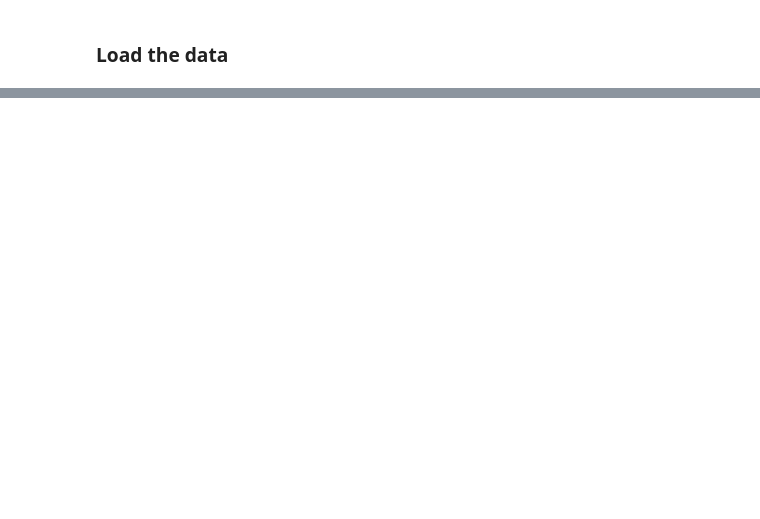
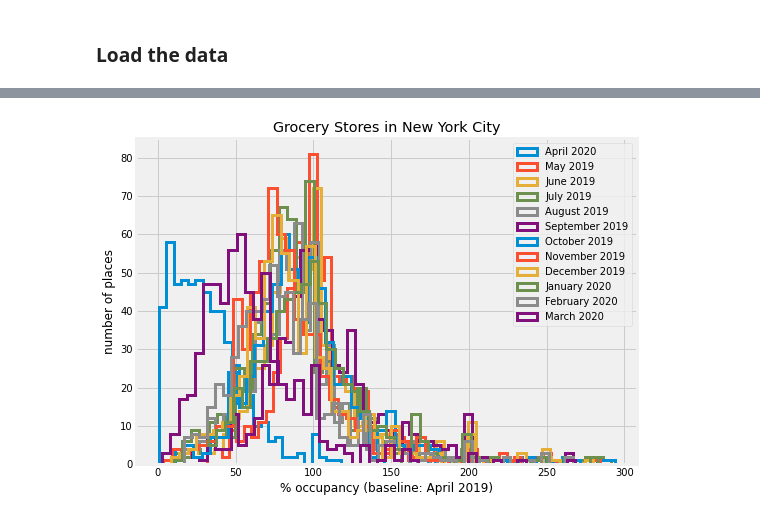
Before and after one commit to talismanbrandi/Human-Mobility-COVID-19, a Jupyter notebook: Notebooks/data-exploration.ipynb, the cells around one changed output, grey strips where cells are left out. Cells and saved outputs as stored; diff of their text form; code cells hidden in the pictures; blank space fills up the shorter version.

Commit message:
updated datasets

```diff
--- a/Notebooks/data-exploration.ipynb
+++ b/Notebooks/data-exploration.ipynb
@@ -35,4 +70,11 @@ parseData('2020', '04', 'NY', ['Bronx', 'Kings', 'New York', 'Queens', 'Richmond
 # %% [markdown]
 ### Load the data
-# %%
-df = pd.read_csv('../datasets/NYC_2019_04.csv.tar.gz', compression='gzip')
+# %%
+def slicePlaceType(df_test, df_base, placeType):
+    df = df_test[df_test['top_category'].str.contains(placeType, na=False)][['safegraph_place_id', 'top_category', 'sub_category', 'naics_code', 'popularity_by_day']]
+    df = pd.merge(df, df_base[df_base['top_category'].str.contains(placeType, na=False)][['safegraph_place_id', 'popularity_by_day']], on='safegraph_place_id')
+    df['popularity_by_day_x'] = df['popularity_by_day_x'].apply(lambda x: np.sum(list(literal_eval(x).values())))
+    df['popularity_by_day_y'] = df['popularity_by_day_y'].apply(lambda x: np.sum(list(literal_eval(x).values())))
+    df['occupancy'] = df['popularity_by_day_x']/df['popularity_by_day_y']*100
+
+    return df
@@ -38,0 +143,34 @@ df = pd.read_csv('../datasets/NYC_2019_04.csv.tar.gz', compression='gzip')
+# %%
+df_analysis = slicePlaceType(df_NYC_2020_04, df_NYC_2019_04, 'Grocery')
+df_baseline_1 = slicePlaceType(df_NYC_2019_05, df_NYC_2019_04, 'Grocery')
+df_baseline_2 = slicePlaceType(df_NYC_2019_06, df_NYC_2019_04, 'Grocery')
+df_baseline_3 = slicePlaceType(df_NYC_2019_07, df_NYC_2019_04, 'Grocery')
+df_baseline_4 = slicePlaceType(df_NYC_2019_08, df_NYC_2019_04, 'Grocery')
+df_baseline_5 = slicePlaceType(df_NYC_2019_09, df_NYC_2019_04, 'Grocery')
+df_baseline_6 = slicePlaceType(df_NYC_2019_10, df_NYC_2019_04, 'Grocery')
+df_baseline_7 = slicePlaceType(df_NYC_2019_11, df_NYC_2019_04, 'Grocery')
+df_baseline_8 = slicePlaceType(df_NYC_2019_12, df_NYC_2019_04, 'Grocery')
+df_baseline_9 = slicePlaceType(df_NYC_2020_01, df_NYC_2019_04, 'Grocery')
+df_baseline_10 = slicePlaceType(df_NYC_2020_02, df_NYC_2019_04, 'Grocery')
+df_baseline_11 = slicePlaceType(df_NYC_2020_03, df_NYC_2019_04, 'Grocery')
+# %%
+plt.figure(figsize=(8,6))
+plt.hist(df_analysis[df_analysis['occupancy'] < 300].occupancy, bins=50, label='April 2020', histtype='step', linewidth=3)
+plt.hist(df_baseline_1[df_baseline_1['occupancy'] < 300].occupancy, bins=50, label='May 2019', histtype='step', linewidth=3)
+plt.hist(df_baseline_2[df_baseline_2['occupancy'] < 300].occupancy, bins=50, label='June 2019', histtype='step', linewidth=3)
+plt.hist(df_baseline_3[df_baseline_3['occupancy'] < 300].occupancy, bins=50, label='July 2019', histtype='step', linewidth=3)
+plt.hist(df_baseline_4[df_baseline_4['occupancy'] < 300].occupancy, bins=50, label='August 2019', histtype='step', linewidth=3)
+plt.hist(df_baseline_5[df_baseline_5['occupancy'] < 300].occupancy, bins=50, label='September 2019', histtype='step', linewidth=3)
+plt.hist(df_baseline_6[df_baseline_6['occupancy'] < 300].occupancy, bins=50, label='October 2019', histtype='step', linewidth=3)
+plt.hist(df_baseline_7[df_baseline_7['occupancy'] < 300].occupancy, bins=50, label='November 2019', histtype='step', linewidth=3)
+plt.hist(df_baseline_8[df_baseline_8['occupancy'] < 300].occupancy, bins=50, label='December 2019', histtype='step', linewidth=3)
+plt.hist(df_baseline_9[df_baseline_9['occupancy'] < 300].occupancy, bins=50, label='January 2020', histtype='step', linewidth=3)
+plt.hist(df_baseline_10[df_baseline_10['occupancy'] < 300].occupancy, bins=50, label='February 2020', histtype='step', linewidth=3)
+plt.hist(df_baseline_11[df_baseline_11['occupancy'] < 300].occupancy, bins=50, label='March 2020', histtype='step', linewidth=3)
+plt.xlabel('% occupancy (baseline: April 2019)')
+plt.ylabel('number of places')
+plt.title('Grocery Stores in New York City')
+plt.legend()
+plt.show()
+# %% [output]
+[figure, added]
```
Also changed, not shown: parts of 9 cells of this notebook, 11 other files.
